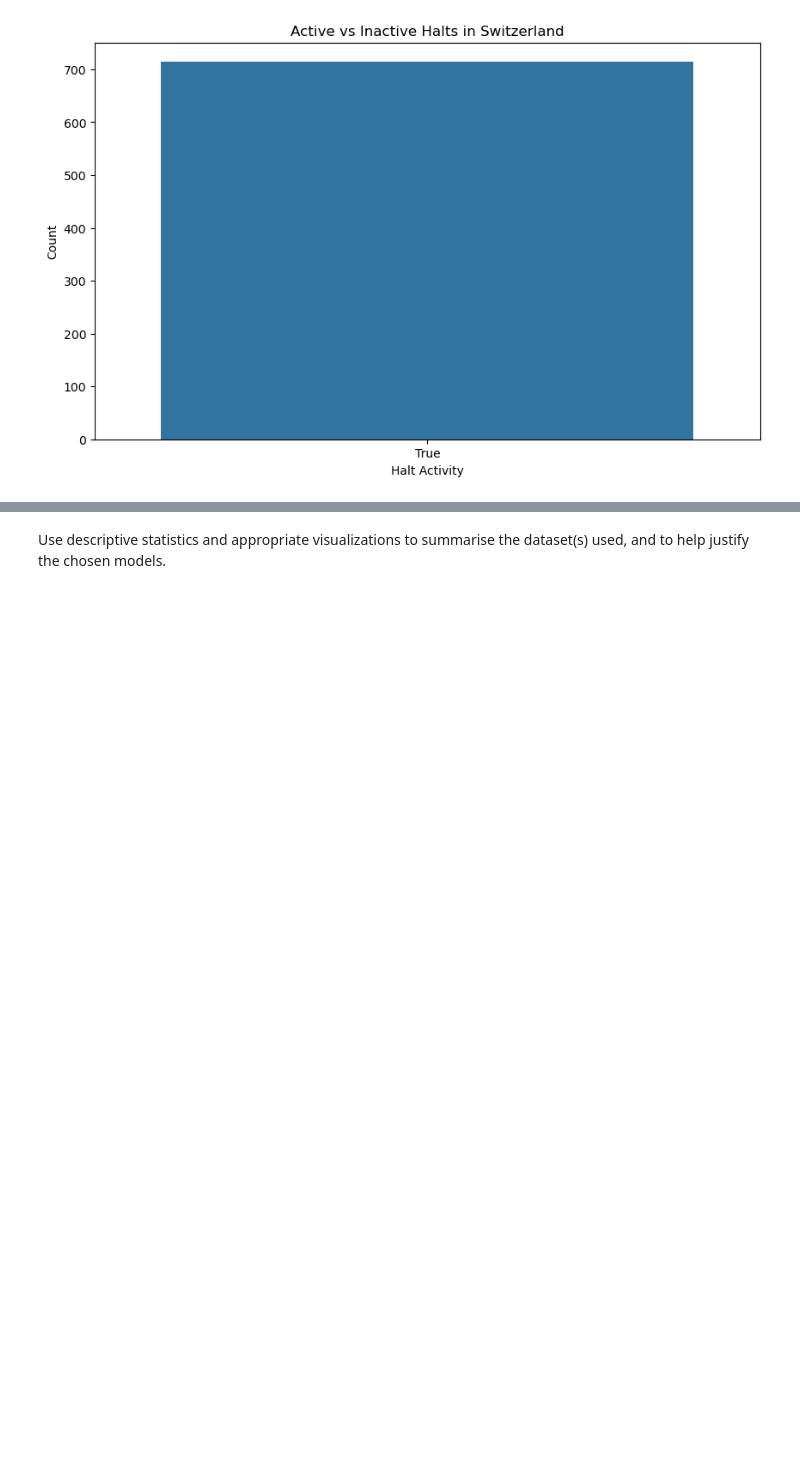
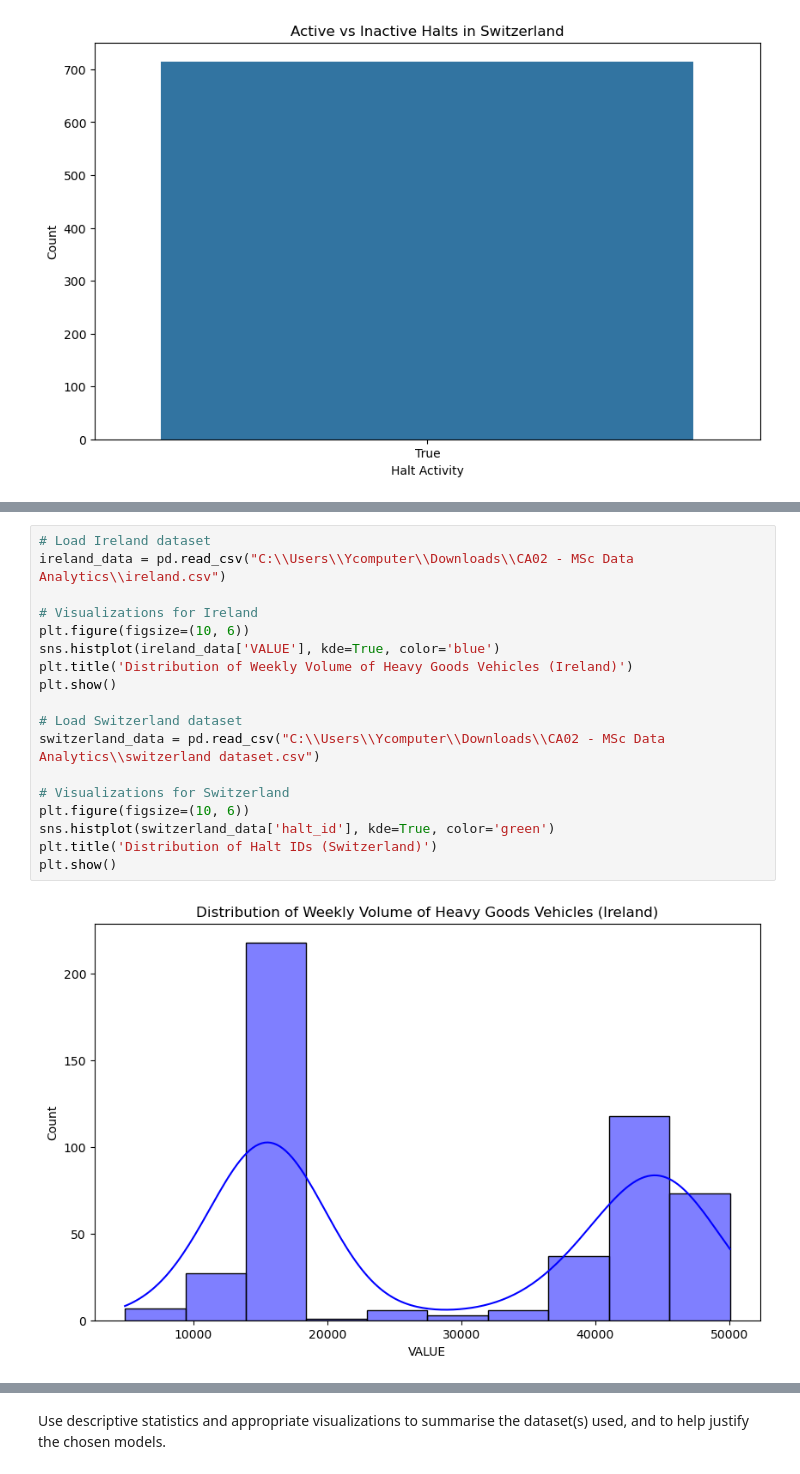
Before and after one commit to SyedAsadAilia110/CA2, a Jupyter notebook: CA02-Coding New.ipynb, the cells around one changed output, grey strips where cells are left out. Cells and saved outputs as stored; diff of their text form; blank space fills up the shorter version.

```diff
--- a/CA02-Coding New.ipynb
+++ b/CA02-Coding New.ipynb
@@ -245,3 +253,23 @@ plt.ylabel('Number of Vehicles')
 plt.show()
 # %% [output]
 [figure]
+# %%
+# Load Ireland dataset
+ireland_data = pd.read_csv("C:\\Users\\Ycomputer\\Downloads\\CA02 - MSc Data Analytics\\ireland.csv")
+
+# Visualizations for Ireland
+plt.figure(figsize=(10, 6))
+sns.histplot(ireland_data['VALUE'], kde=True, color='blue')
+plt.title('Distribution of Weekly Volume of Heavy Goods Vehicles (Ireland)')
+plt.show()
+
+# Load Switzerland dataset
+switzerland_data = pd.read_csv("C:\\Users\\Ycomputer\\Downloads\\CA02 - MSc Data Analytics\\switzerland dataset.csv")
+
+# Visualizations for Switzerland
+plt.figure(figsize=(10, 6))
+sns.histplot(switzerland_data['halt_id'], kde=True, color='green')
+plt.title('Distribution of Halt IDs (Switzerland)')
+plt.show()
+# %% [output]
+[figure, added]
```
Also changed, not shown: parts of 31 cells of this notebook.
